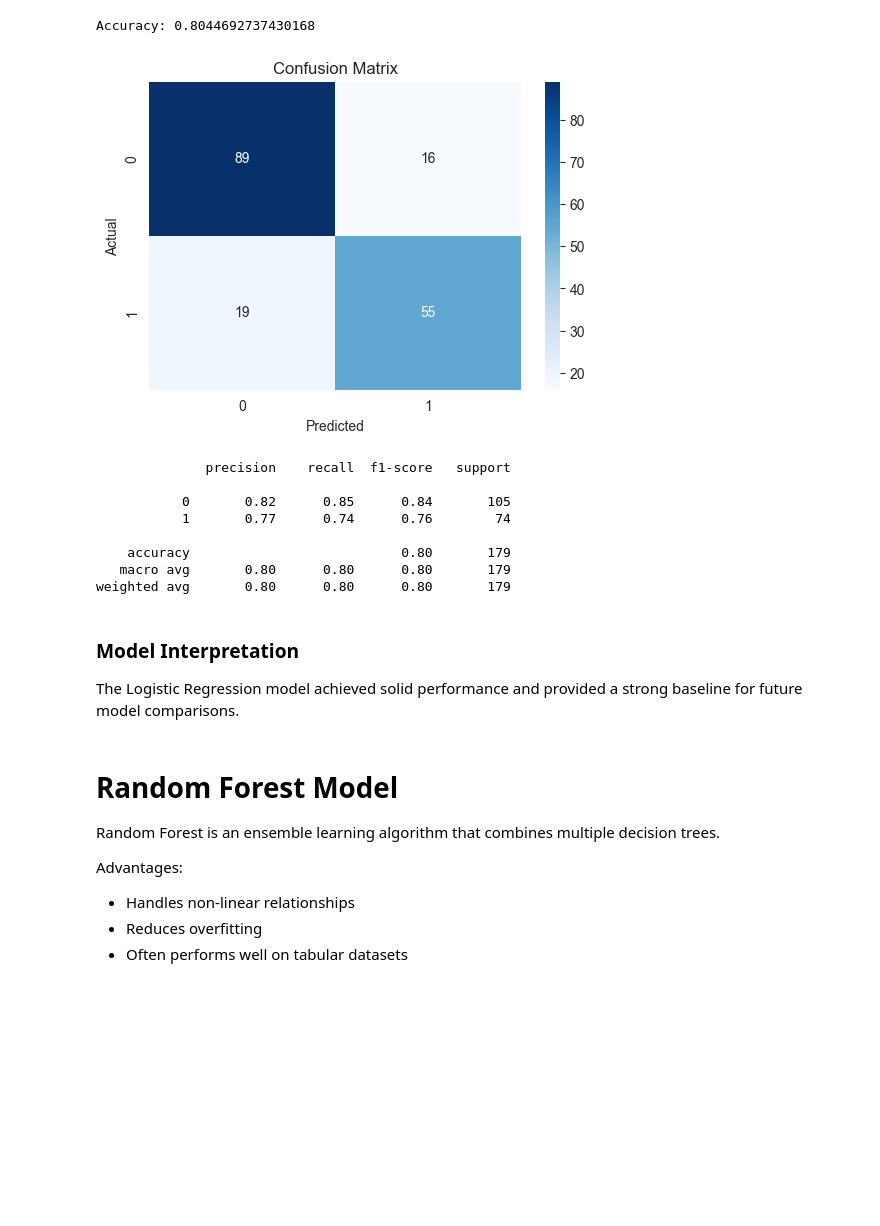
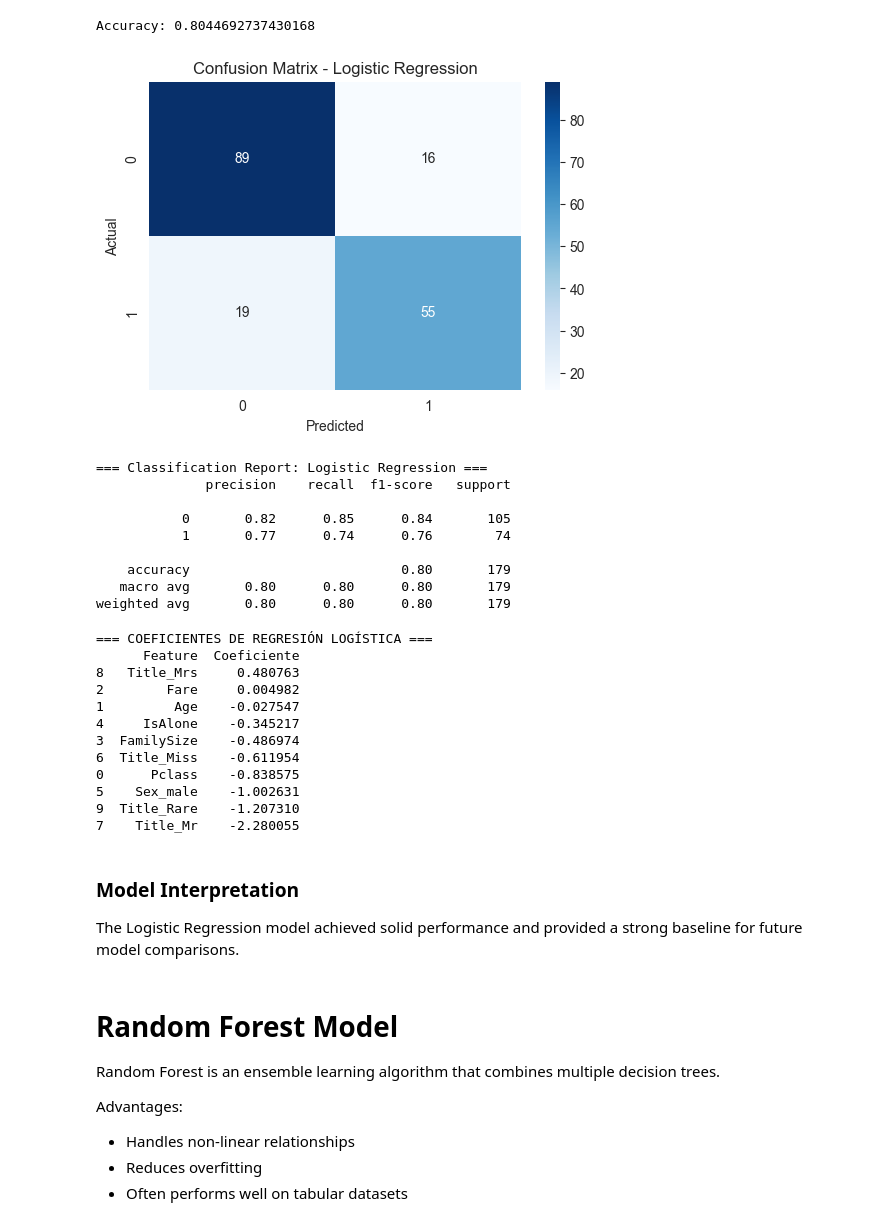
Before and after one commit to adof96/titanic-ml-project, a Jupyter notebook: notebooks/titanic_ml_pipeline.ipynb, the cells around one changed output. Cells and saved outputs as stored; diff of their text form; code cells hidden in the pictures; blank space fills up the shorter version.

```diff
--- a/notebooks/titanic_ml_pipeline.ipynb
+++ b/notebooks/titanic_ml_pipeline.ipynb
@@ -286,13 +286,18 @@ This model is:
 - Interpretable
 - Commonly used for binary classification
 # %%
-modelo, y_test, predictions = entrenar_modelo(df)
+lr_model, lr_y_test, lr_predictions = entrenar_modelo(df)
 # %% [output]
 Accuracy: 0.8044692737430168
 # %%
-evaluar_modelo(y_test, predictions)
+evaluar_modelo(
+    lr_y_test,
+    lr_predictions,
+    model_name="Logistic Regression"
+)
 # %% [output]
-[figure, old version]
+[figure, new version]
+=== Classification Report: Logistic Regression ===
               precision    recall  f1-score   support
 
            0       0.82      0.85      0.84       105
@@ -301,10 +306,35 @@ evaluar_modelo(y_test, predictions)
     accuracy                           0.80       179
    macro avg       0.80      0.80      0.80       179
 weighted avg       0.80      0.80      0.80       179
-# %% [markdown]
-### Model Interpretation
-
-The Logistic Regression model achieved solid performance and provided a strong baseline for future model comparisons.
+# %%
+# 1. Extraer los coeficientes
+coeficientes = lr_model.coef_[0]
+
+# 2. Crear un DataFrame para mapear variable con su coeficiente
+importancia_lr = pd.DataFrame({
+    'Feature': lr_model.feature_names_in_,
+    'Coeficiente': lr_model.coef_[0]
+}).sort_values(by='Coeficiente', ascending=False)
+
+print("=== COEFICIENTES DE REGRESIÓN LOGÍSTICA ===")
+print(importancia_lr)
+# %% [output]
+=== COEFICIENTES DE REGRESIÓN LOGÍSTICA ===
+      Feature  Coeficiente
+8   Title_Mrs     0.480763
+2        Fare     0.004982
+1         Age    -0.027547
+4     IsAlone    -0.345217
+3  FamilySize    -0.486974
+6  Title_Miss    -0.611954
+0      Pclass    -0.838575
+5    Sex_male    -1.002631
+9  Title_Rare    -1.207310
+7    Title_Mr    -2.280055
+# %% [markdown]
+### Model Interpretation
+
+The Logistic Regression model achieved solid performance and provided a strong baseline for future model comparisons.
 # %% [markdown]
 # Random Forest Model
 
```
Also changed, not shown: parts of 5 cells of this notebook, 1 other file.
